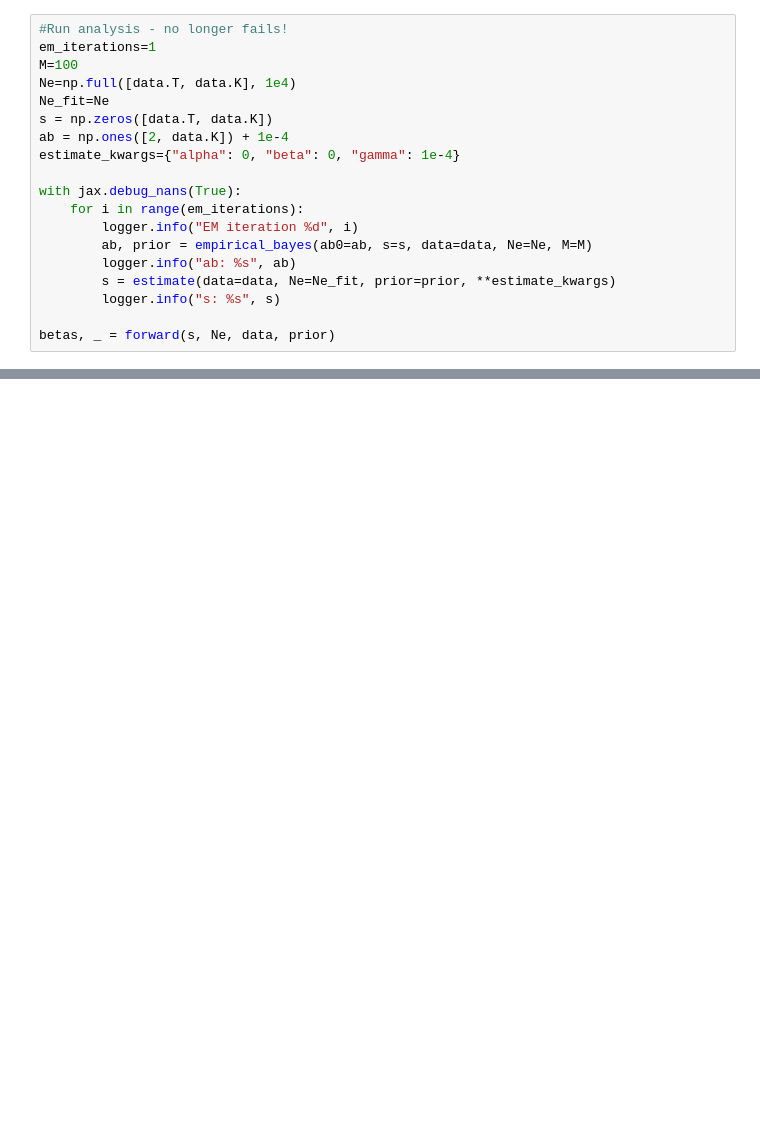
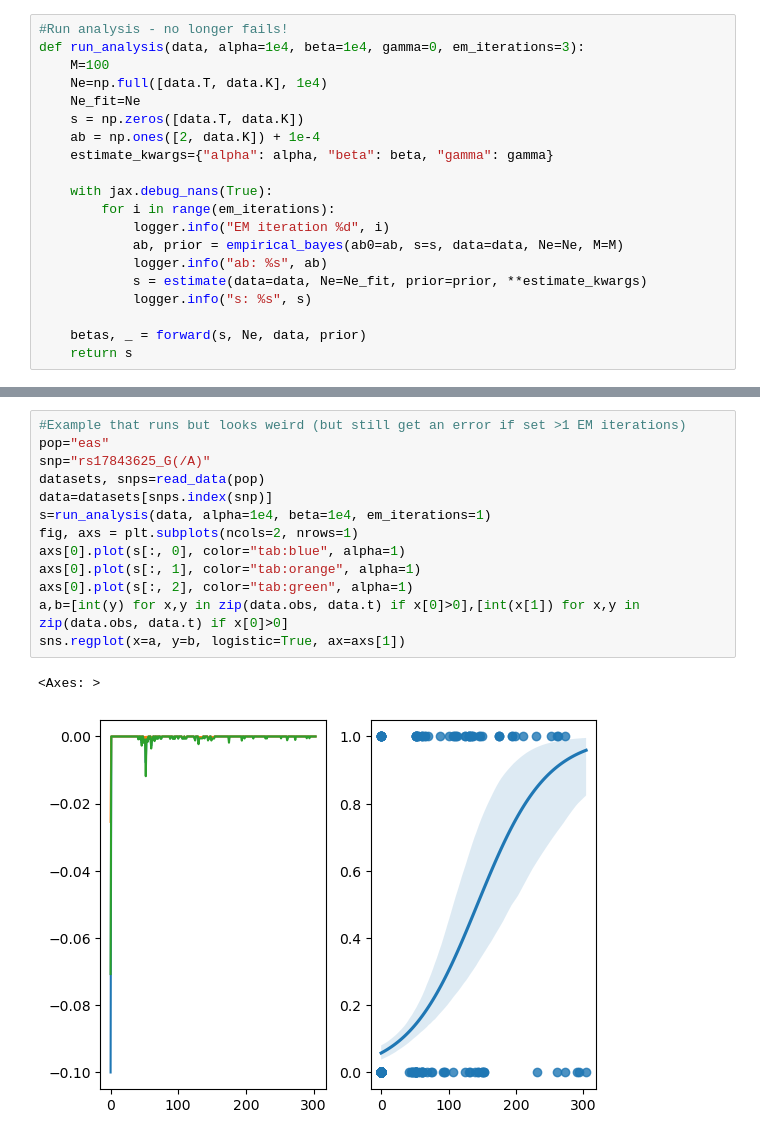
Before and after one commit to jthlab/selection_admix, a Jupyter notebook: Admix_EAS.ipynb, the cells around one changed output, grey strips where cells are left out. Cells and saved outputs as stored; diff of their text form; blank space fills up the shorter version.

Commit message:
add data, and new bug examples

```diff
--- a/Admix_EAS.ipynb
+++ b/Admix_EAS.ipynb
@@ -93,20 +82,21 @@ $\beta$ and $\gamma$ sort of aim at the same goal, we'll need to experiment to s
 # %%
 #Run analysis - no longer fails!
-em_iterations=1
-M=100
-Ne=np.full([data.T, data.K], 1e4)
-Ne_fit=Ne
-s = np.zeros([data.T, data.K])
-ab = np.ones([2, data.K]) + 1e-4
-estimate_kwargs={"alpha": 0, "beta": 0, "gamma": 1e-4}
+def run_analysis(data, alpha=1e4, beta=1e4, gamma=0, em_iterations=3):
+    M=100
+    Ne=np.full([data.T, data.K], 1e4)
+    Ne_fit=Ne
+    s = np.zeros([data.T, data.K])
+    ab = np.ones([2, data.K]) + 1e-4
+    estimate_kwargs={"alpha": alpha, "beta": beta, "gamma": gamma}
 
-with jax.debug_nans(True):
-    for i in range(em_iterations):
-        logger.info("EM iteration %d", i)
-        ab, prior = empirical_bayes(ab0=ab, s=s, data=data, Ne=Ne, M=M)
-        logger.info("ab: %s", ab)
-        s = estimate(data=data, Ne=Ne_fit, prior=prior, **estimate_kwargs)
-        logger.info("s: %s", s)
+    with jax.debug_nans(True):
+        for i in range(em_iterations):
+            logger.info("EM iteration %d", i)
+            ab, prior = empirical_bayes(ab0=ab, s=s, data=data, Ne=Ne, M=M)
+            logger.info("ab: %s", ab)
+            s = estimate(data=data, Ne=Ne_fit, prior=prior, **estimate_kwargs)
+            logger.info("s: %s", s)
 
-betas, _ = forward(s, Ne, data, prior)
+    betas, _ = forward(s, Ne, data, prior)
+    return s
 # %%
@@ -118,0 +132,16 @@ plt.xscale('log')
+# %%
+#Example that runs but looks weird (but still get an error if set >1 EM iterations)
+pop="eas"
+snp="rs17843625_G(/A)"
+datasets, snps=read_data(pop)
+data=datasets[snps.index(snp)]
+s=run_analysis(data, alpha=1e4, beta=1e4, em_iterations=1)
+fig, axs = plt.subplots(ncols=2, nrows=1)
+axs[0].plot(s[:, 0], color="tab:blue", alpha=1)
+axs[0].plot(s[:, 1], color="tab:orange", alpha=1)
+axs[0].plot(s[:, 2], color="tab:green", alpha=1)
+a,b=[int(y) for x,y in zip(data.obs, data.t) if x[0]>0],[int(x[1]) for x,y in zip(data.obs, data.t) if x[0]>0]
+sns.regplot(x=a, y=b, logistic=True, ax=axs[1])
+# %% [output]
+<Axes: >
+[figure, added]
```
Also changed, not shown: parts of 9 cells of this notebook, 13 other files.
